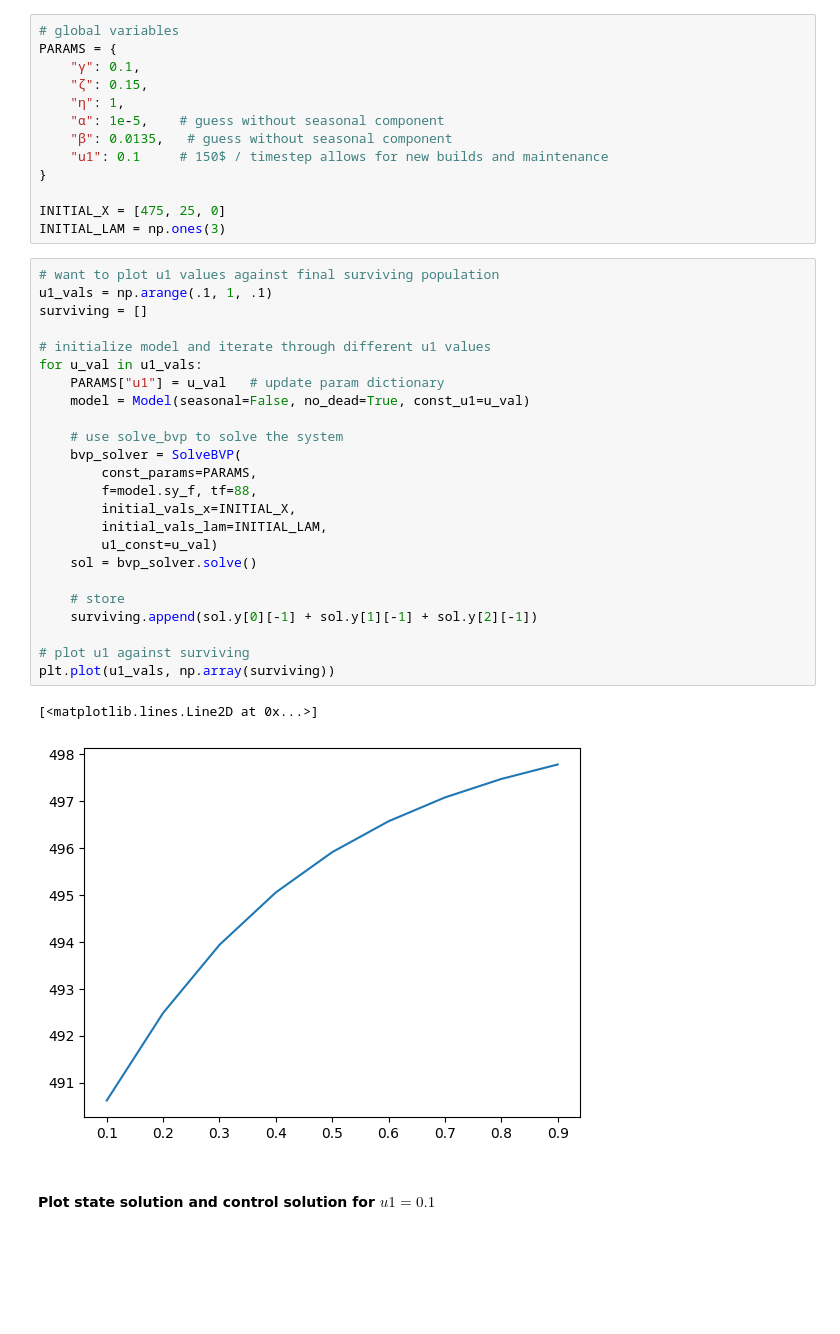
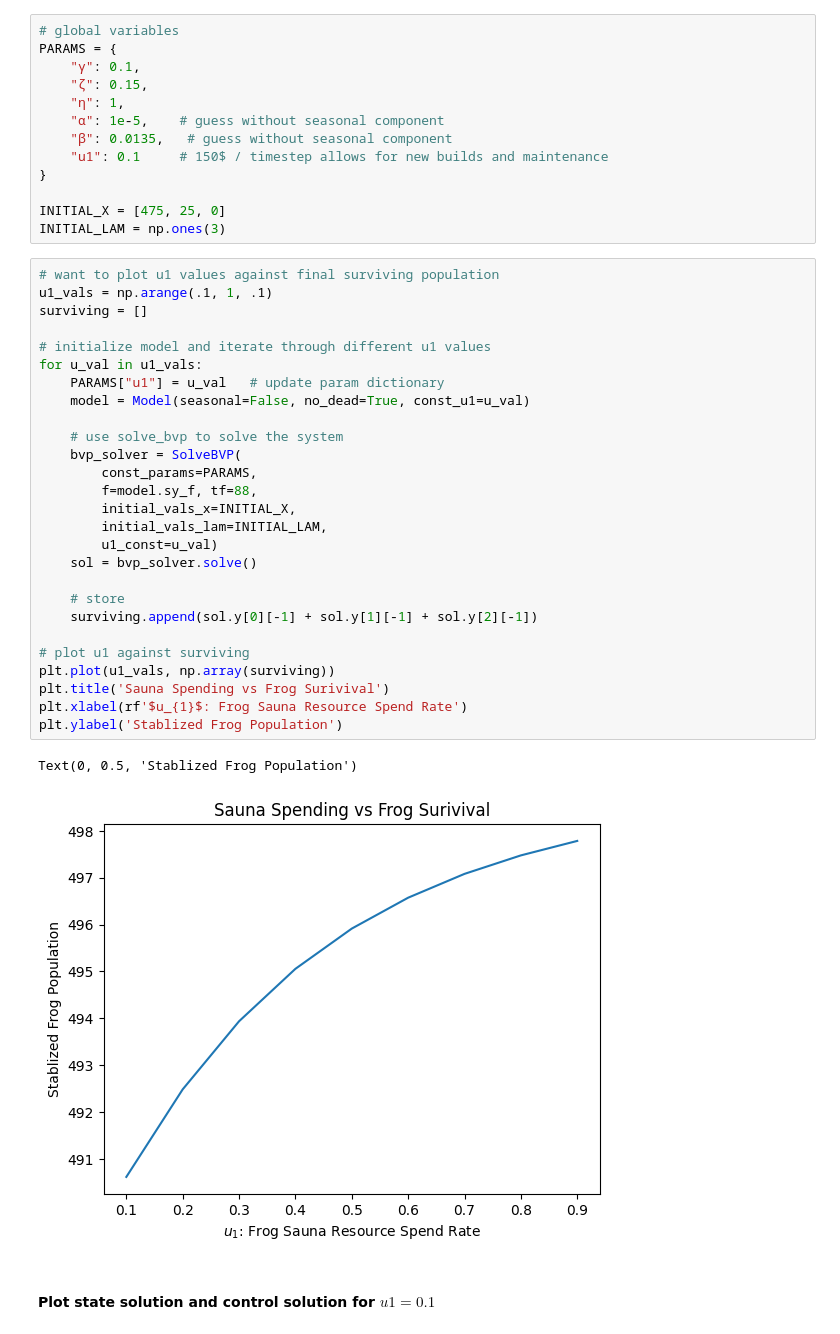
Before and after one commit to ACME-Vol4-Project1/save-axolotls-control, a Jupyter notebook: solve_bvp_control.ipynb, the cells around one changed output. Drawn from its saved outputs; the diff is of its cells as text; blank space fills up the shorter version.

Commit message:
modified figure creation

```diff
--- a/solve_bvp_control.ipynb
+++ b/solve_bvp_control.ipynb
@@ -19,30 +19,33 @@ INITIAL_LAM = np.ones(3)
 # %%
 # want to plot u1 values against final surviving population
 u1_vals = np.arange(.1, 1, .1)
 surviving = []
 
 # initialize model and iterate through different u1 values
 for u_val in u1_vals:
     PARAMS["u1"] = u_val   # update param dictionary
     model = Model(seasonal=False, no_dead=True, const_u1=u_val)
 
     # use solve_bvp to solve the system
     bvp_solver = SolveBVP(
         const_params=PARAMS,
         f=model.sy_f, tf=88,
         initial_vals_x=INITIAL_X,
         initial_vals_lam=INITIAL_LAM,
         u1_const=u_val)
     sol = bvp_solver.solve()
 
     # store
     surviving.append(sol.y[0][-1] + sol.y[1][-1] + sol.y[2][-1])
 
 # plot u1 against surviving
 plt.plot(u1_vals, np.array(surviving))
+plt.title('Sauna Spending vs Frog Surivival')
+plt.xlabel(rf'$u_{1}$: Frog Sauna Resource Spend Rate')
+plt.ylabel('Stablized Frog Population')
 # %% [output]
-[<matplotlib.lines.Line2D at 0x...>]
+Text(0, 0.5, 'Stablized Frog Population')
-[figure, old version]
+[figure, new version]
 # %% [markdown]
 #### Plot state solution and control solution for $u1 = 0.1$
 # %%
```
Also changed, not shown: 1 other file.
